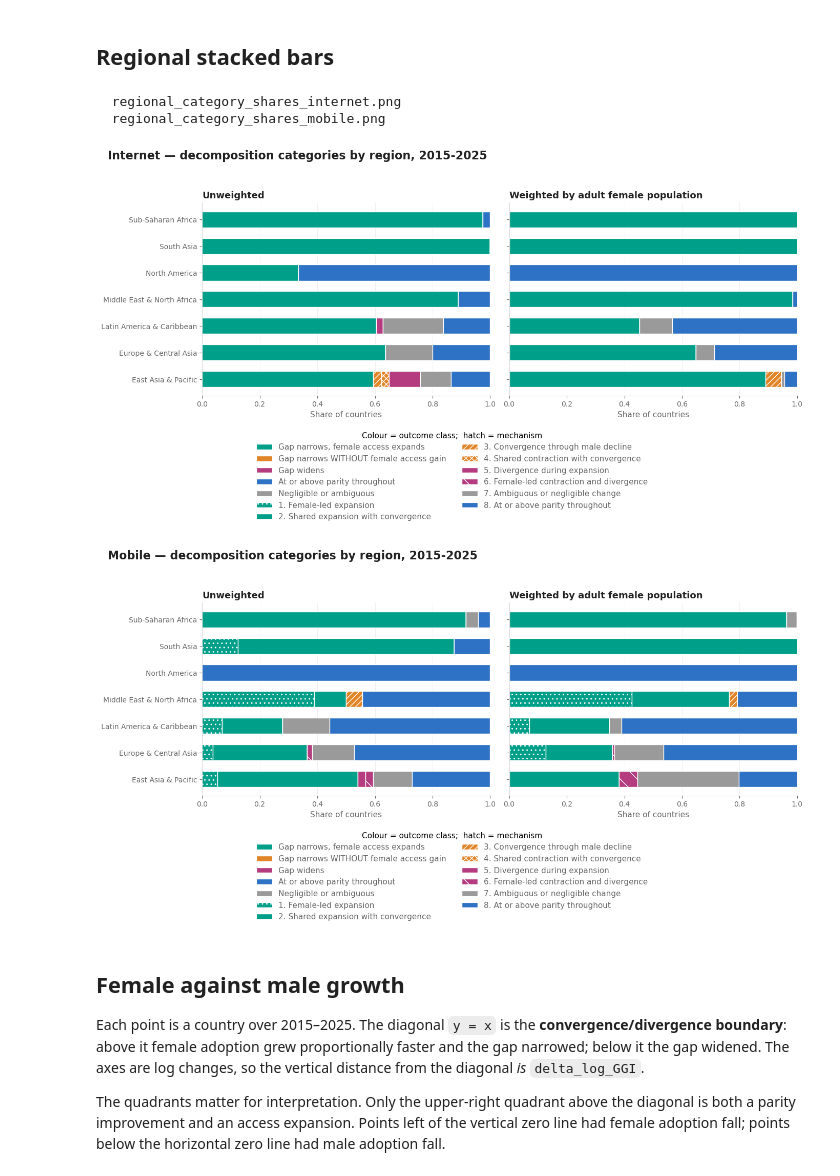
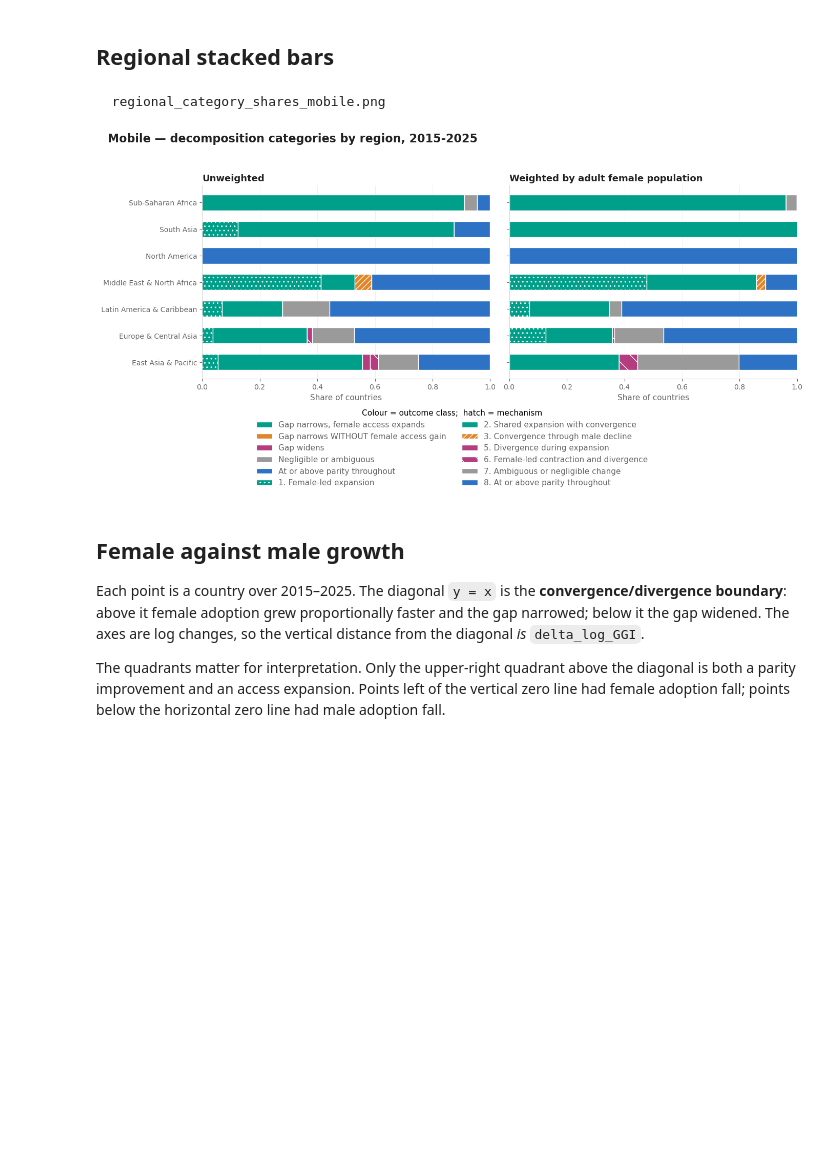
Before and after one commit to vallerrr/dgg_national, a Jupyter notebook: src/analysis_notebooks/06_coherent_ggi_decomposition.ipynb, the cells around one changed output. Cells and saved outputs as stored; diff of their text form; code cells hidden in the pictures; blank space fills up the shorter version.

```diff
--- a/src/analysis_notebooks/06_coherent_ggi_decomposition.ipynb
+++ b/src/analysis_notebooks/06_coherent_ggi_decomposition.ipynb
@@ -269,42 +330,38 @@ cat_global[cat_global['interval'] == PRIMARY].round(4)
 # %% [markdown]
 ## Regional stacked bars
 # %%
-for indicator in params.COHERENT_GGI['indicators']:
-    block = cat_region[(cat_region['interval'] == PRIMARY)
-                       & (cat_region['indicator'] == indicator)]
-    regions = sorted(block['region'].dropna().unique())
+block = at(cat_region)
+regions = sorted(block['region'].dropna().unique())
 
-    fig, axes = plt.subplots(1, 2, figsize=(14, 5.5), sharey=True)
-    for ax, weighting in zip(axes, ['share_unweighted', 'share_pop_weighted']):
-        left = dict.fromkeys(regions, 0.0)
-        for _, row in block.sort_values(['region', 'category']).iterrows():
-            region, code_ = row['region'], int(row['category'])
-            y = regions.index(region)
-            ax.barh(y, row[weighting], left=left[region], height=0.6,
-                    edgecolor='white', linewidth=1.0, **cat_style(code_))
-            left[region] += row[weighting]
-        ax.set_yticks(range(len(regions)))
-        ax.set_yticklabels(regions)
-        ax.set_xlim(0, 1)
-        title = 'Unweighted' if weighting == 'share_unweighted' else 'Weighted by adult female population'
-        tidy(ax, title=title, xlabel='Share of countries')
-        ax.grid(axis='y', visible=False)
-        ax.grid(axis='x', color=GRID, linewidth=0.5, alpha=0.6)
+fig, axes = plt.subplots(1, 2, figsize=(14, 5.5), sharey=True)
+for ax, weighting in zip(axes, ['share_unweighted', 'share_pop_weighted']):
+    left = dict.fromkeys(regions, 0.0)
+    for _, row in block.sort_values(['region', 'category']).iterrows():
+        region = row['region']
+        ax.barh(regions.index(region), row[weighting], left=left[region], height=0.6,
+                edgecolor='white', linewidth=1.0, **cat_style(row['category']))
+        left[region] += row[weighting]
+    ax.set_yticks(range(len(regions)))
+    ax.set_yticklabels(regions)
+    ax.set_xlim(0, 1)
+    title = 'Unweighted' if weighting == 'share_unweighted' else 'Weighted by adult female population'
+    tidy(ax, title=title, xlabel='Share of countries')
+    ax.grid(axis='y', visible=False)
+    ax.grid(axis='x', color=GRID, linewidth=0.5, alpha=0.6)
 
-    fig.legend(handles=class_handles + handles, loc='lower center', ncol=2, frameon=False,
-               fontsize=STYLE['tick_fs'], labelcolor=MUTED, bbox_to_anchor=(0.5, -0.36),
-               title='Colour = outcome class;  hatch = mechanism', title_fontsize=STYLE['tick_fs'])
-    fig.suptitle(f'{indicator.capitalize()} — decomposition categories by region, {PRIMARY}',
-                 fontsize=STYLE['title_fs'], color=INK, fontweight='bold', x=0.02, ha='left')
-    fig.tight_layout(rect=[0, 0, 1, 0.93])
-    fig.savefig(FIGDIR / f'regional_category_shares_{indicator}.png',
-                dpi=STYLE['dpi'], bbox_inches='tight')
-    print(f'  regional_category_shares_{indicator}.png')
+present = block.loc[block['n_countries'] > 0, 'category']
+fig.legend(handles=legend_handles(present), loc='lower center', ncol=2, frameon=False,
+           fontsize=STYLE['tick_fs'], labelcolor=MUTED, bbox_to_anchor=(0.5, -0.30),
+           title='Colour = outcome class;  hatch = mechanism', title_fontsize=STYLE['tick_fs'])
+fig.suptitle(f'{INDICATOR.capitalize()} — decomposition categories by region, {PRIMARY}',
+             fontsize=STYLE['title_fs'], color=INK, fontweight='bold', x=0.02, ha='left')
+fig.tight_layout(rect=[0, 0, 1, 0.93])
+fig.savefig(FIGDIR / f'regional_category_shares_{INDICATOR}.png',
+            dpi=STYLE['dpi'], bbox_inches='tight')
+print(f'  regional_category_shares_{INDICATOR}.png')
 # %% [output]
-  regional_category_shares_internet.png
   regional_category_shares_mobile.png
-[figure, old version]
+[figure, new version]
-[figure, removed]
 # %% [markdown]
 ## Female against male growth
 
```
Also changed, not shown: parts of 16 cells of this notebook, 29 other files.
